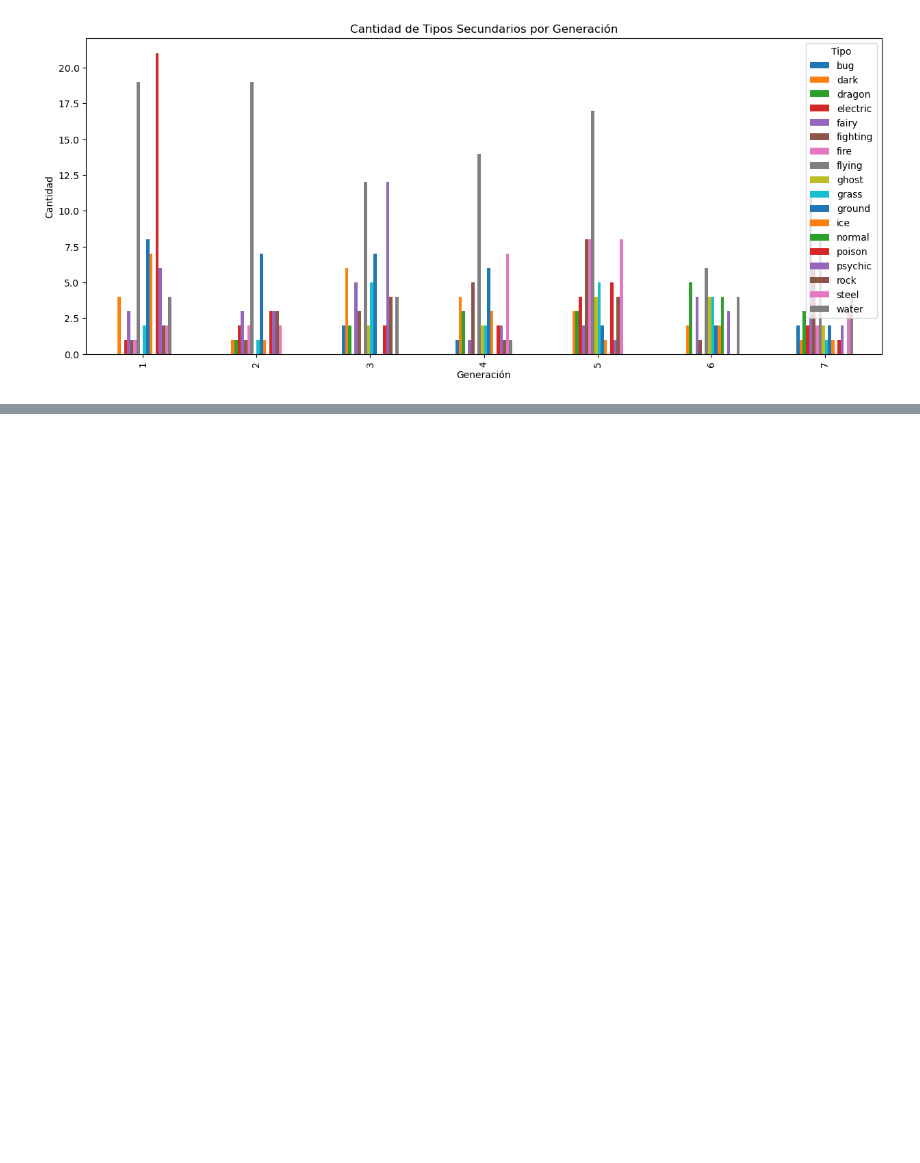
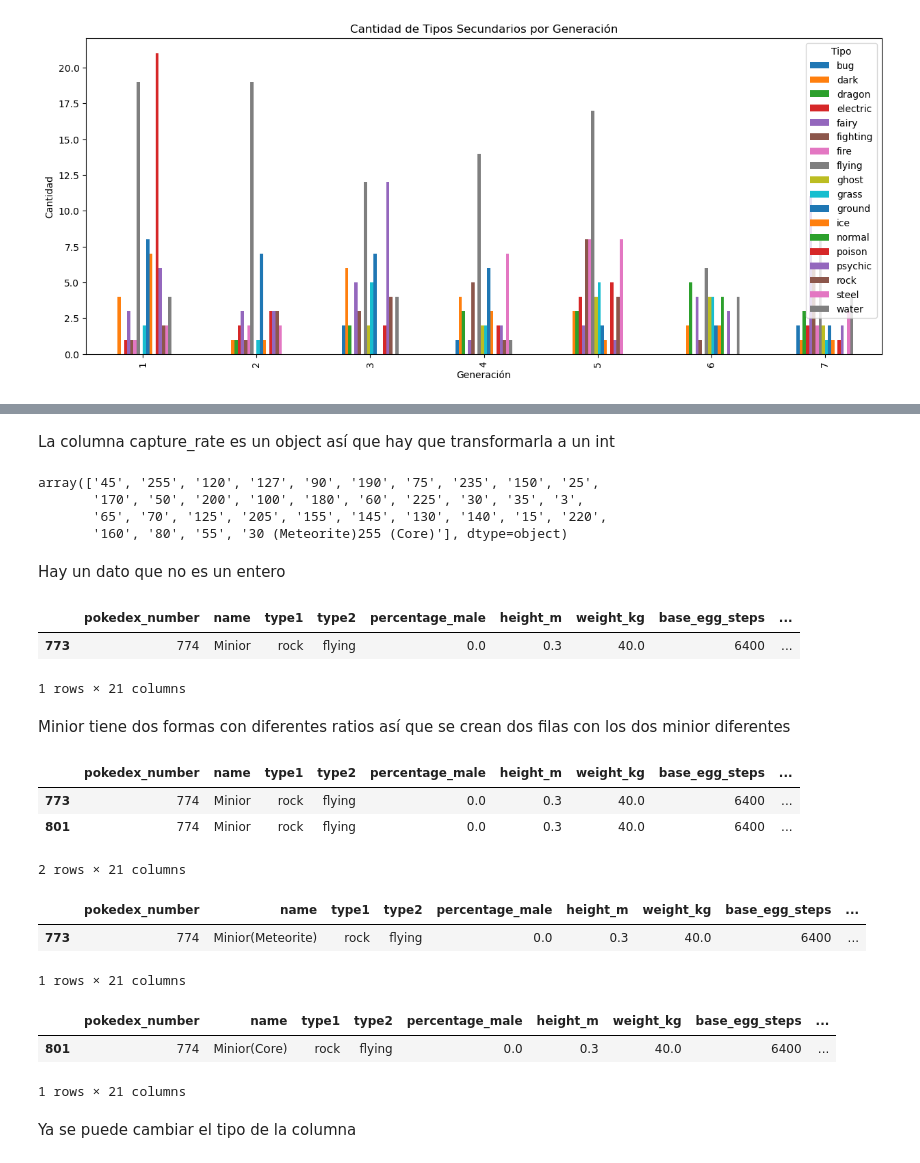
Before and after one commit to davidmllu/Pokemon-Analisis, a Jupyter notebook: pokemon_analisis.ipynb, the cells around one changed output, grey strips where cells are left out. Drawn from its saved outputs; the diff is of its cells as text; code cells hidden in the pictures; blank space fills up the shorter version.

```diff
--- a/pokemon_analisis.ipynb
+++ b/pokemon_analisis.ipynb
@@ -401,0 +456,29 @@ plt.show()
+# %% [markdown]
+La columna capture_rate es un object así que hay que transformarla a un int
+# %%
+df_pk['capture_rate'].unique()
+# %% [output]
+array(['45', '255', '120', '127', '90', '190', '75', '235', '150', '25',
+       '170', '50', '200', '100', '180', '60', '225', '30', '35', '3',
+       '65', '70', '125', '205', '155', '145', '130', '140', '15', '220',
+       '160', '80', '55', '30 (Meteorite)255 (Core)'], dtype=object)
+# %% [markdown]
+Hay un dato que no es un entero
+# %%
+df_pk.loc[df_pk['capture_rate'] == '30 (Meteorite)255 (Core)']
+# %% [output]
+|  | pokedex_number | name | type1 | type2 | percentage_male | height_m | weight_kg | base_egg_steps | ... |
+| 773 | 774 | Minior | rock | flying | 0.0 | 0.3 | 40.0 | 6400 | ... |
+1 rows × 21 columns
+# %% [markdown]
+Minior tiene dos formas con diferentes ratios así que se crean dos filas con los dos minior diferentes
+# %%
+fila_copia = df_pk.iloc[773].copy()
+df_pk = df_pk.append(fila_copia, ignore_index=True)
+# %%
+df_pk.loc[df_pk['capture_rate'] == '30 (Meteorite)255 (Core)']
+# %% [output]
+|  | pokedex_number | name | type1 | type2 | percentage_male | height_m | weight_kg | base_egg_steps | ... |
+| 773 | 774 | Minior | rock | flying | 0.0 | 0.3 | 40.0 | 6400 | ... |
+| 801 | 774 | Minior | rock | flying | 0.0 | 0.3 | 40.0 | 6400 | ... |
+2 rows × 21 columns
@@ -401,0 +491,14 @@ plt.show()
+# %%
+df_pk.loc[df_pk['name'] == 'Minior(Meteorite)']
+# %% [output]
+|  | pokedex_number | name | type1 | type2 | percentage_male | height_m | weight_kg | base_egg_steps | ... |
+| 773 | 774 | Minior(Meteorite) | rock | flying | 0.0 | 0.3 | 40.0 | 6400 | ... |
+1 rows × 21 columns
+# %%
+df_pk.loc[df_pk['name'] == 'Minior(Core)']
+# %% [output]
+|  | pokedex_number | name | type1 | type2 | percentage_male | height_m | weight_kg | base_egg_steps | ... |
+| 801 | 774 | Minior(Core) | rock | flying | 0.0 | 0.3 | 40.0 | 6400 | ... |
+1 rows × 21 columns
+# %% [markdown]
+Ya se puede cambiar el tipo de la columna
```
Also changed, not shown: parts of 10 cells of this notebook.
